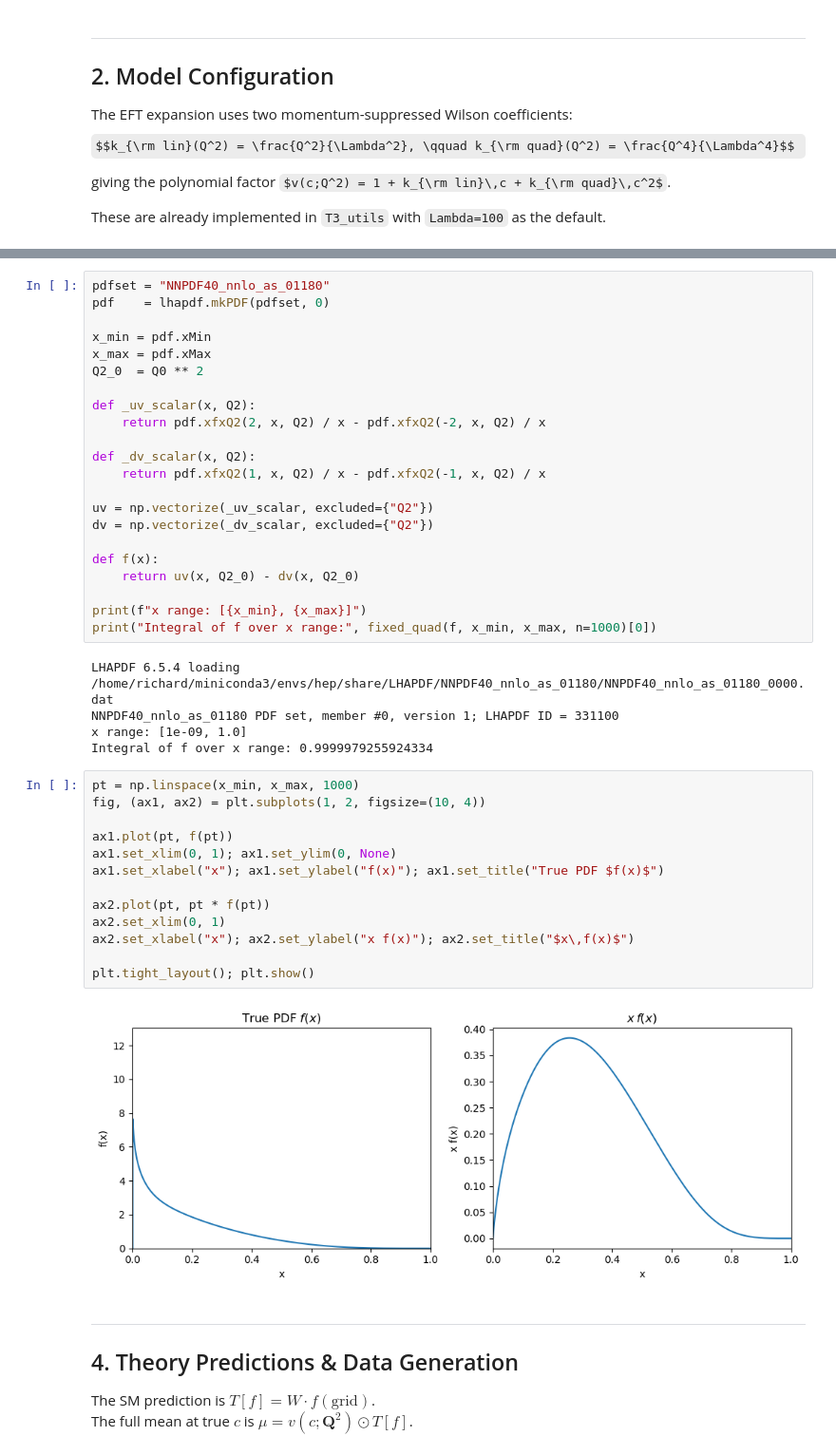
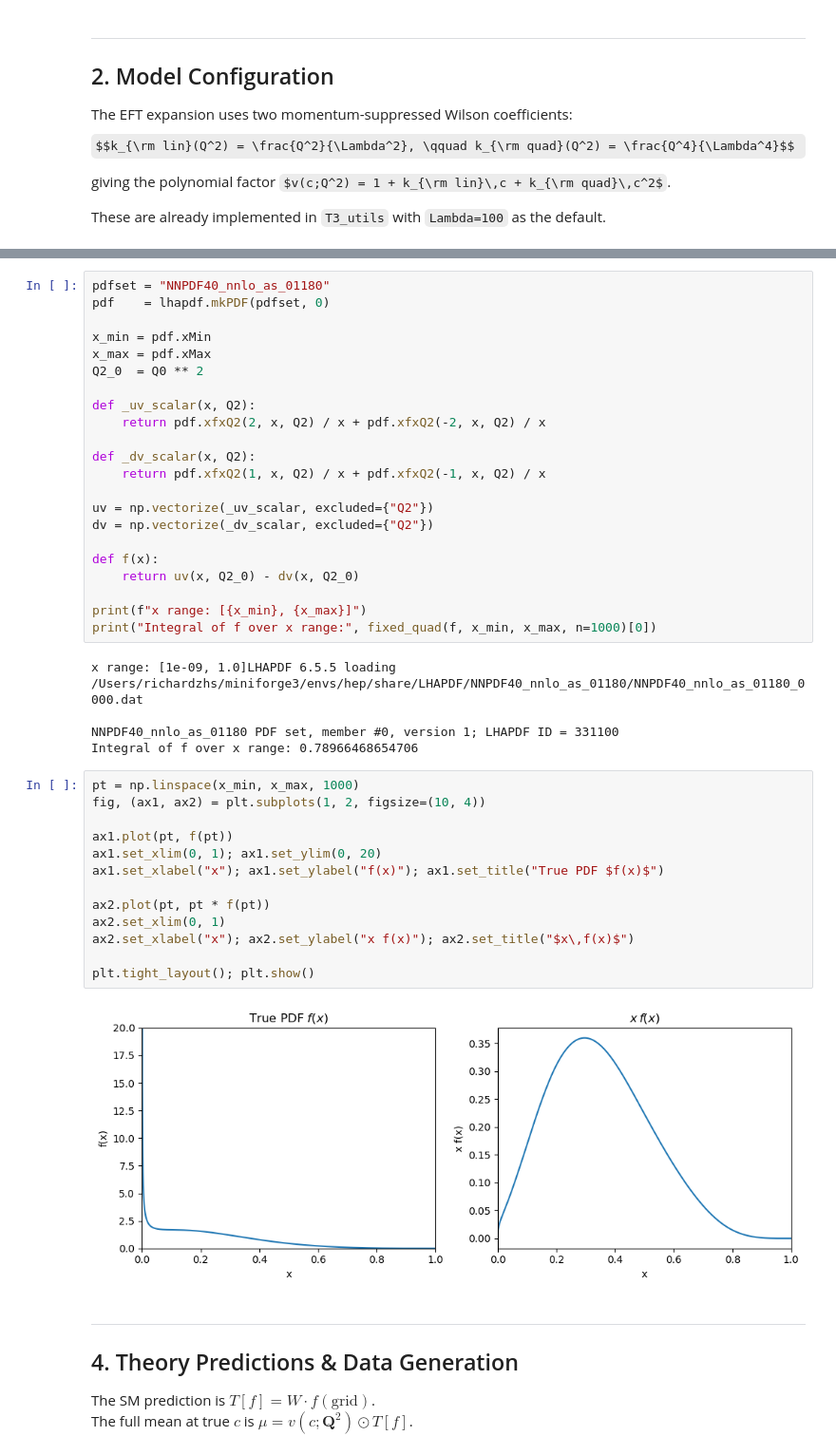
Before and after one commit to richardzhs/Semiparametric_Parameter_Estimation_PDF, a Jupyter notebook: T3_demo.ipynb, the cells around one changed output, grey strips where cells are left out. Shown at 95% size. Saved outputs shown, nothing was run; the diff lists cells and outputs as text; some formulas as TeX source.

```diff
--- a/T3_demo.ipynb
+++ b/T3_demo.ipynb
@@ -142,10 +172,10 @@ x_max = pdf.xMax
 Q2_0  = Q0 ** 2
 
 def _uv_scalar(x, Q2):
-    return pdf.xfxQ2(2, x, Q2) / x - pdf.xfxQ2(-2, x, Q2) / x
+    return pdf.xfxQ2(2, x, Q2) / x + pdf.xfxQ2(-2, x, Q2) / x
 
 def _dv_scalar(x, Q2):
-    return pdf.xfxQ2(1, x, Q2) / x - pdf.xfxQ2(-1, x, Q2) / x
+    return pdf.xfxQ2(1, x, Q2) / x + pdf.xfxQ2(-1, x, Q2) / x
 
 uv = np.vectorize(_uv_scalar, excluded={"Q2"})
 dv = np.vectorize(_dv_scalar, excluded={"Q2"})
@@ -156,25 +186,25 @@ def f(x):
 print(f"x range: [{x_min}, {x_max}]")
 print("Integral of f over x range:", fixed_quad(f, x_min, x_max, n=1000)[0])
 # %% [output]
-LHAPDF 6.5.4 loading /home/richard/miniconda3/envs/hep/share/LHAPDF/NNPDF40_nnlo_as_01180/NNPDF40_nnlo_as_01180_0000.dat
+x range: [1e-09, 1.0]LHAPDF 6.5.5 loading /Users/richardzhs/miniforge3/envs/hep/share/LHAPDF/NNPDF40_nnlo_as_01180/NNPDF40_nnlo_as_01180_0000.dat
+
 NNPDF40_nnlo_as_01180 PDF set, member #0, version 1; LHAPDF ID = 331100
-x range: [1e-09, 1.0]
-Integral of f over x range: 0.9999979255924334
+Integral of f over x range: 0.78966468654706
 # %%
 pt = np.linspace(x_min, x_max, 1000)
 fig, (ax1, ax2) = plt.subplots(1, 2, figsize=(10, 4))
 
 ax1.plot(pt, f(pt))
-ax1.set_xlim(0, 1); ax1.set_ylim(0, None)
+ax1.set_xlim(0, 1); ax1.set_ylim(0, 20)
 ax1.set_xlabel("x"); ax1.set_ylabel("f(x)"); ax1.set_title("True PDF $f(x)$")
 
 ax2.plot(pt, pt * f(pt))
 ax2.set_xlim(0, 1)
 ax2.set_xlabel("x"); ax2.set_ylabel("x f(x)"); ax2.set_title("$x\,f(x)$")
 
 plt.tight_layout(); plt.show()
 # %% [output]
-[figure, old version]
+[figure, new version]
 # %% [markdown]
 ---
 ## 4. Theory Predictions & Data Generation
```
Also changed, not shown: parts of 30 cells of this notebook, 1 other file.
